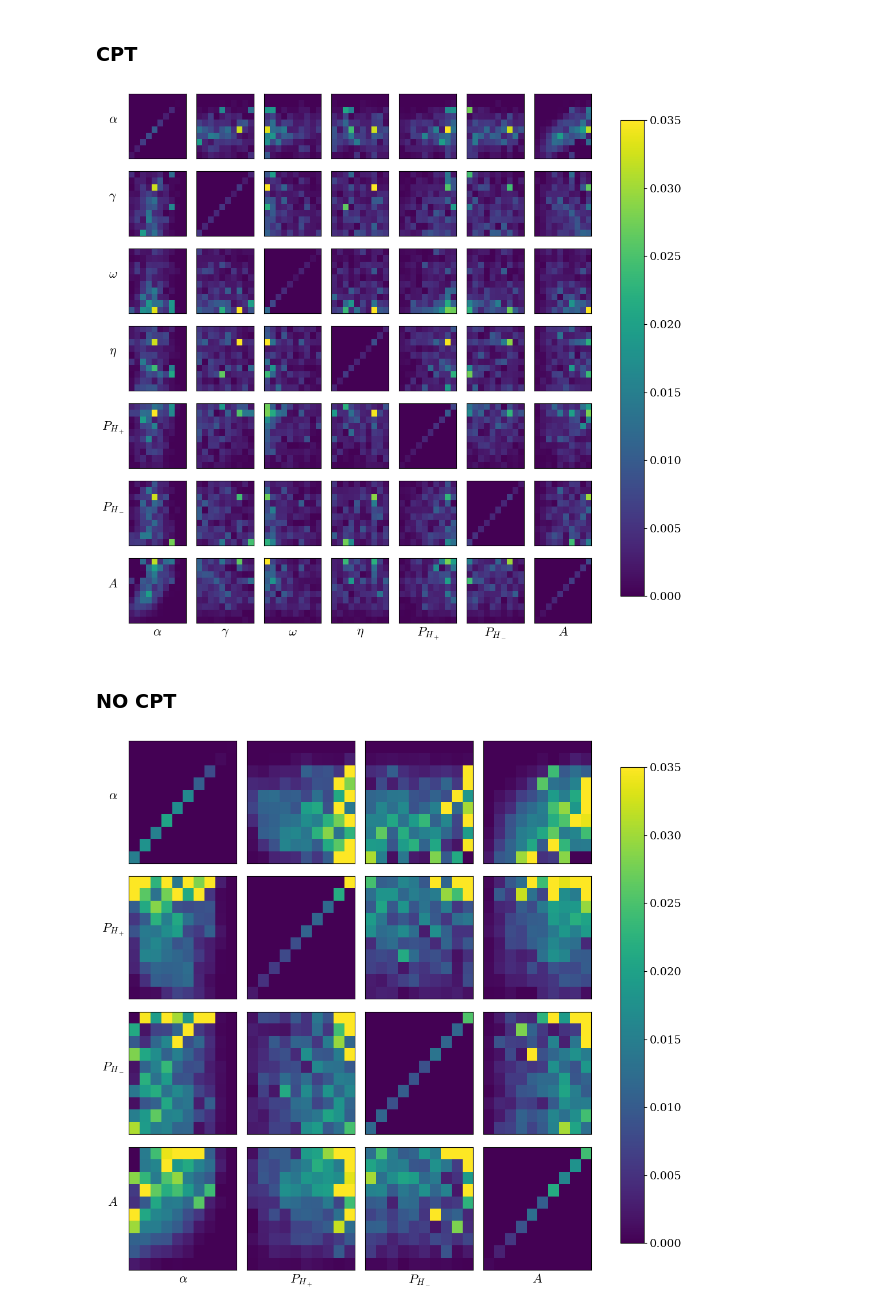
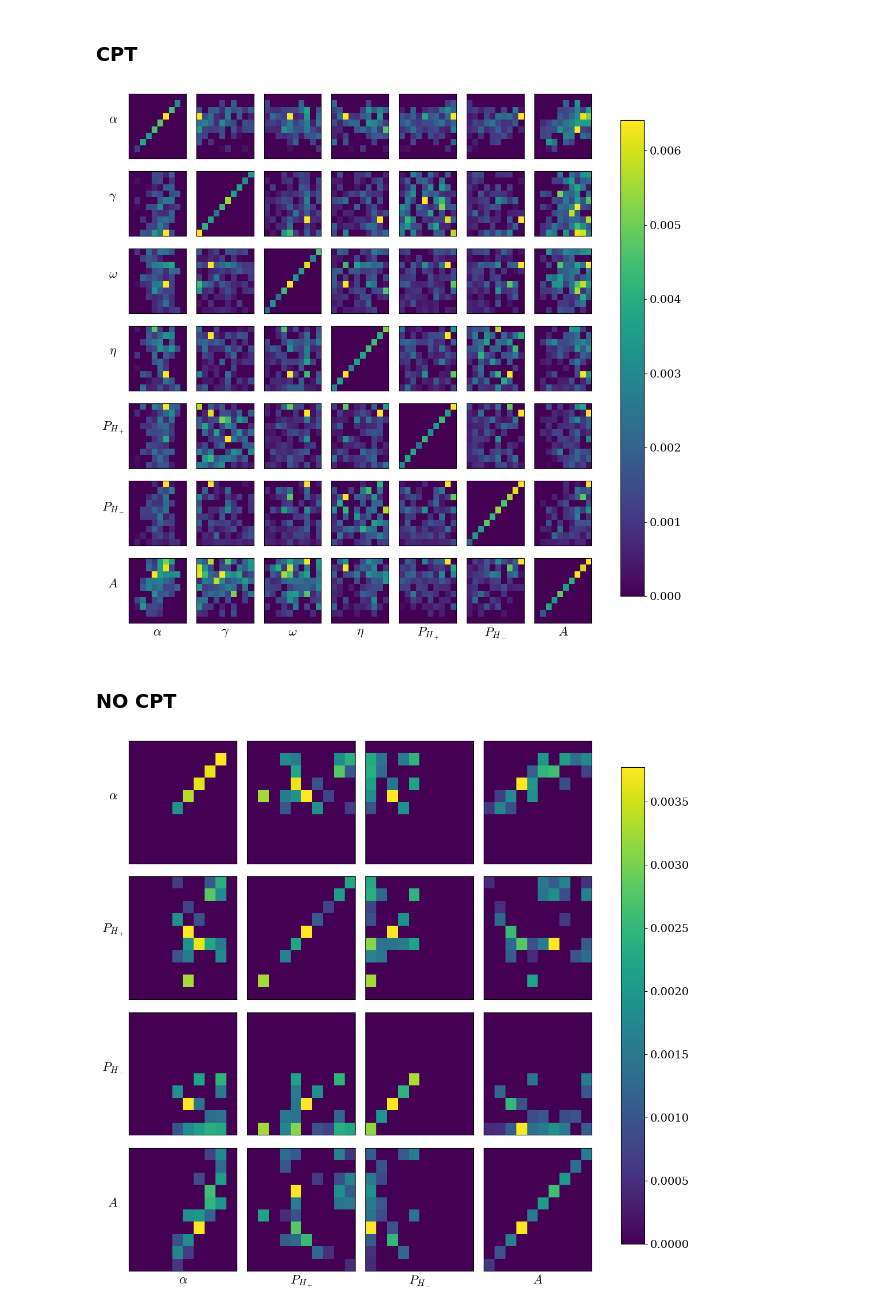
Before and after one commit to charlesaugdupont/cognitive-biases-endogenous-volatility, a Jupyter notebook: DominantFrequency.ipynb, the cells around one changed output. Cells and saved outputs as stored; diff of their text form; code cells hidden in the pictures.

Commit message:
bug fix dominant frequency calculation

```diff
--- a/DominantFrequency.ipynb
+++ b/DominantFrequency.ipynb
@@ -153,7 +153,7 @@ plt.show()
 # %%
 directory = "results_5"
 
-with open(directory + "_dominant_frequencies_robust.pickle", "rb") as f:
+with open(directory + "_dominant_frequencies.pickle", "rb") as f:
     freqs = pickle.load(f)
 
 data = []
@@ -188,12 +188,16 @@ for i in range(7):
 
                 # Concatenate all lists of freqs in this bin
                 if len(idxs) > 0:
-                    combined_freqs = np.concatenate([freq_lists[k] for k in idxs])
-                    heatmap[a, b] = combined_freqs.mean()
+                    freq_lists_min_100_agents = [freq_lists[k] for k in idxs if len(np.where(~np.isnan(freq_lists[k]))[0]) > 100]
+                    if freq_lists_min_100_agents:
+                        combined_freqs = np.concatenate(freq_lists_min_100_agents)
+                        heatmap[a, b] = combined_freqs[~np.isnan(combined_freqs) ].mean()
+                    else:
+                        heatmap[a,b] = 0
                 else:
                     heatmap[a, b] = 0
 
-        im = axs[i][j].imshow(heatmap, origin="lower", aspect="auto", cmap="viridis", vmin=0, vmax=0.035)
+        im = axs[i][j].imshow(heatmap, origin="lower", aspect="auto", cmap="viridis")
         axs[i][j].set_xticks([])
         axs[i][j].set_yticks([])
         if j == 0:
@@ -205,16 +209,16 @@ for i in range(7):
 
 fig.tight_layout()
 fig.colorbar(last_im, ax=axs.ravel().tolist(), shrink=0.9, norm="log")
-plt.savefig("CPT_dominant_frequencies_robust.pdf", bbox_inches="tight")
+# plt.savefig("CPT_dominant_frequencies_robust.pdf", bbox_inches="tight")
 plt.show()
 # %% [output]
-[figure, old version]
+[figure, new version]
 # %% [markdown]
 ### NO CPT
 # %%
 directory = "cpt_no_effect"
 
-with open(directory + "_dominant_frequencies_robust.pickle", "rb") as f:
+with open(directory + "_dominant_frequencies.pickle", "rb") as f:
     freqs = pickle.load(f)
 
 data = []
@@ -240,35 +244,39 @@ for i in range(len(param_names)):
         heatmap = np.zeros((10, 10))
 
         # Iterate over bins
         for a in range(10):
             for b in range(10):
                 # Find indices that fall into this bin
                 idxs = np.where(
                     (pi_values >= pi_bounds[a]) & (pi_values < pi_bounds[a+1]) &
                     (pj_values >= pj_bounds[b]) & (pj_values < pj_bounds[b+1])
                 )[0]
 
                 # Concatenate all lists of freqs in this bin
                 if len(idxs) > 0:
-                    combined_freqs = np.concatenate([freq_lists[k] for k in idxs])
-                    heatmap[a, b] = combined_freqs.mean()
+                    freq_lists_min_100_agents = [freq_lists[k] for k in idxs if len(np.where(~np.isnan(freq_lists[k]))[0]) > 100]
+                    if freq_lists_min_100_agents:
+                        combined_freqs = np.concatenate(freq_lists_min_100_agents)
+                        heatmap[a, b] = combined_freqs[~np.isnan(combined_freqs) ].mean()
+                    else:
+                        heatmap[a,b] = 0
                 else:
                     heatmap[a, b] = 0
 
-        im = axs[i][j].imshow(heatmap, origin="lower", aspect="auto", cmap="viridis", vmin=0.0, vmax=0.035)
+        im = axs[i][j].imshow(heatmap, origin="lower", aspect="auto", cmap="viridis")
         axs[i][j].set_xticks([])
         axs[i][j].set_yticks([])
         if j == 0:
             axs[i][j].set_ylabel(param_names[i], rotation=0, labelpad=20)
         if i == len(param_names)-1:
             axs[i][j].set_xlabel(param_names[j])
         last_im = im
 
         map_vals.append(heatmap.flatten())
 
 fig.tight_layout()
 fig.colorbar(last_im, ax=axs.ravel().tolist(), shrink=0.9, norm="log")
-plt.savefig("No-CPT_dominant_frequencies_robust.pdf", bbox_inches="tight")
+# plt.savefig("No-CPT_dominant_frequencies_robust.pdf", bbox_inches="tight")
 plt.show()
 # %% [output]
-[figure, old version]
+[figure, new version]
```
Also changed, not shown: 2 other files.
